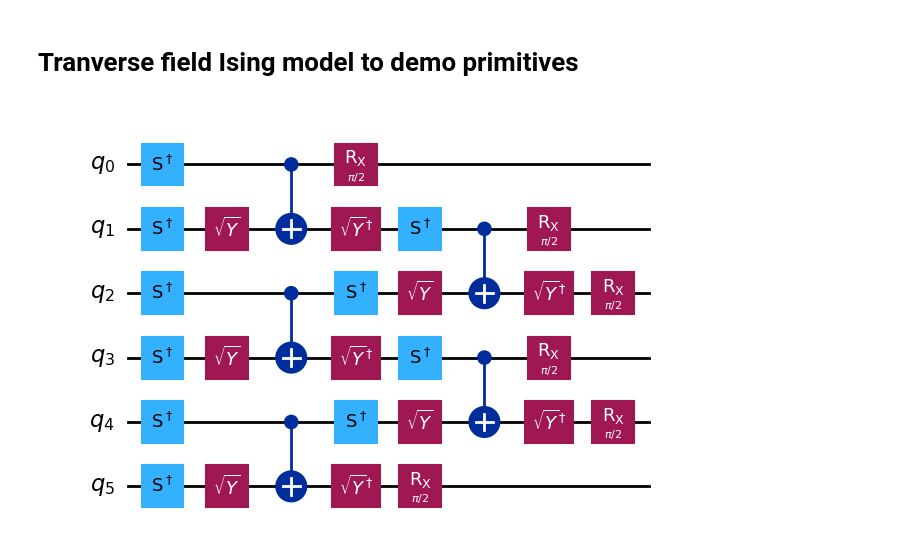
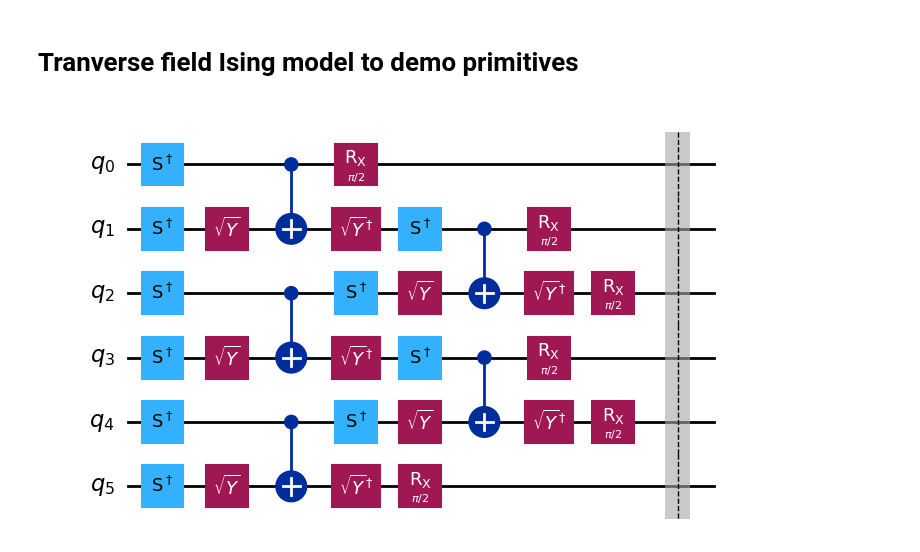
Before and after one commit to LukePower01/coding-with-qiskit, a Jupyter notebook: ep_04_Primitives.ipynb, the cells around one changed output. Cells and saved outputs as stored; diff of their text form; code cells hidden in the pictures.

Commit message:
adding layer and trotter barriers

```diff
--- a/ep_04_Primitives.ipynb
+++ b/ep_04_Primitives.ipynb
@@ -14,21 +14,26 @@ import numpy as np
 SYGate = UnitaryGate(YGate().power(1/2), label = r'$\sqrt{Y}$')
 SYdgGate = UnitaryGate(SYGate.inverse(), label = r'$\sqrt{Y}^\dag$')
 
-def generate_1d_tfim_circuit(num_qubits, num_trotter_steps, rx_angle):
+def generate_1d_tfim_circuit(num_qubits, num_trotter_steps, rx_angle, trotter_barriers = False, layer_barriers = False):
     qc = QuantumCircuit(num_qubits)
 
     for trotter_step in range(num_trotter_steps):
         add_1d_tfim_trotter_layer(qc, rx_angle)
 
+        if trotter_barriers:
+            qc.barrier()
+
     return qc
 
-def add_1d_tfim_trotter_layer(qc, rx_angle):
+def add_1d_tfim_trotter_layer(qc, rx_angle, layer_barriers = False):
     # for adding RZZ layes in the even layers
     for i in range(0, qc.num_qubits-1,2):
         qc.sdg([i, i+1])
         qc.append(SYGate, [i+1])
         qc.cx(i, i+1)
         qc.append(SYdgGate, [i+1])
+    if layer_barriers:
+        qc.barrier()
 
     # for adding RZZ layes in the odd layers
     for i in range(1, qc.num_qubits-1,2):
@@ -36,13 +41,18 @@ def add_1d_tfim_trotter_layer(qc, rx_angle):
         qc.append(SYGate, [i+1])
         qc.cx(i, i+1)
         qc.append(SYdgGate, [i+1])
+    if layer_barriers:
+        qc.barrier()
+
     qc.rx(rx_angle, list(range(qc.num_qubits)))
+    if layer_barriers:
+        qc.barrier()
 # %%
 num_qubits = 6
 num_trotter_steps = 1
 rx_angle =  0.5*np.pi
 
-qc = generate_1d_tfim_circuit(num_qubits, num_trotter_steps, rx_angle)
+qc = generate_1d_tfim_circuit(num_qubits, num_trotter_steps, rx_angle, trotter_barriers=True, layer_barriers=True)
 qc.draw(output = 'mpl')
 # %% [output]
-[figure, old version]
+[figure, new version]
```
